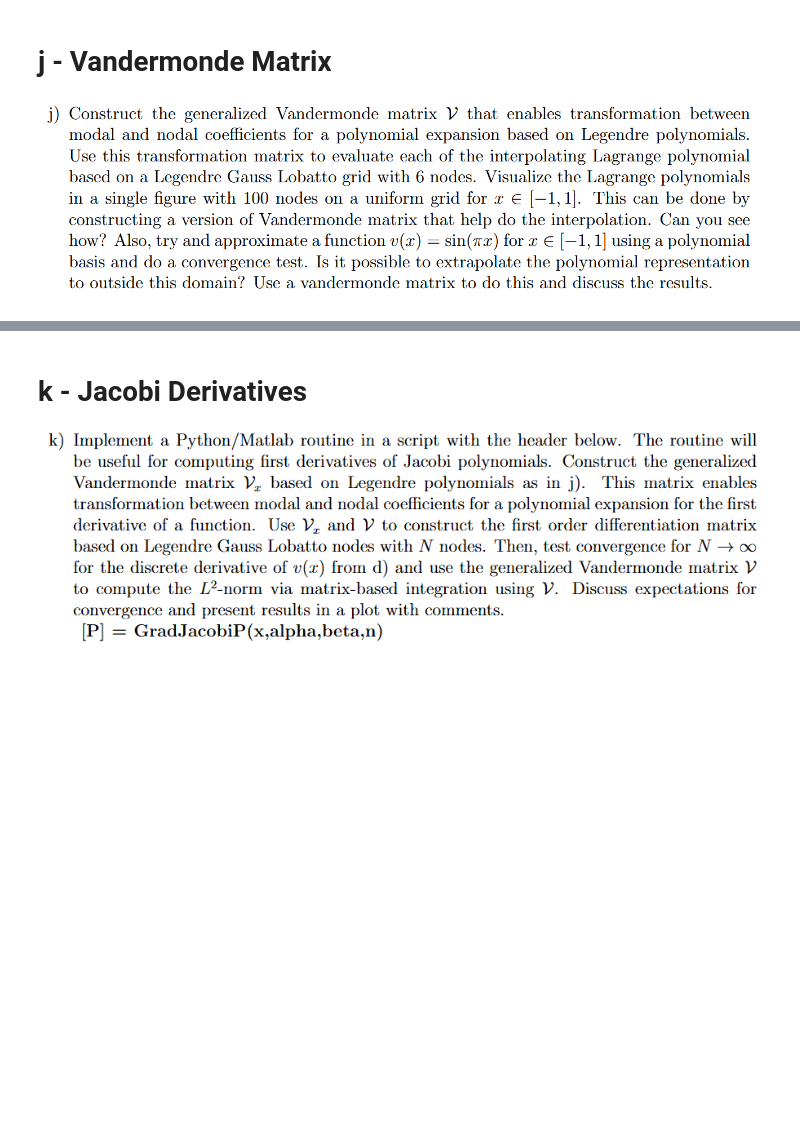
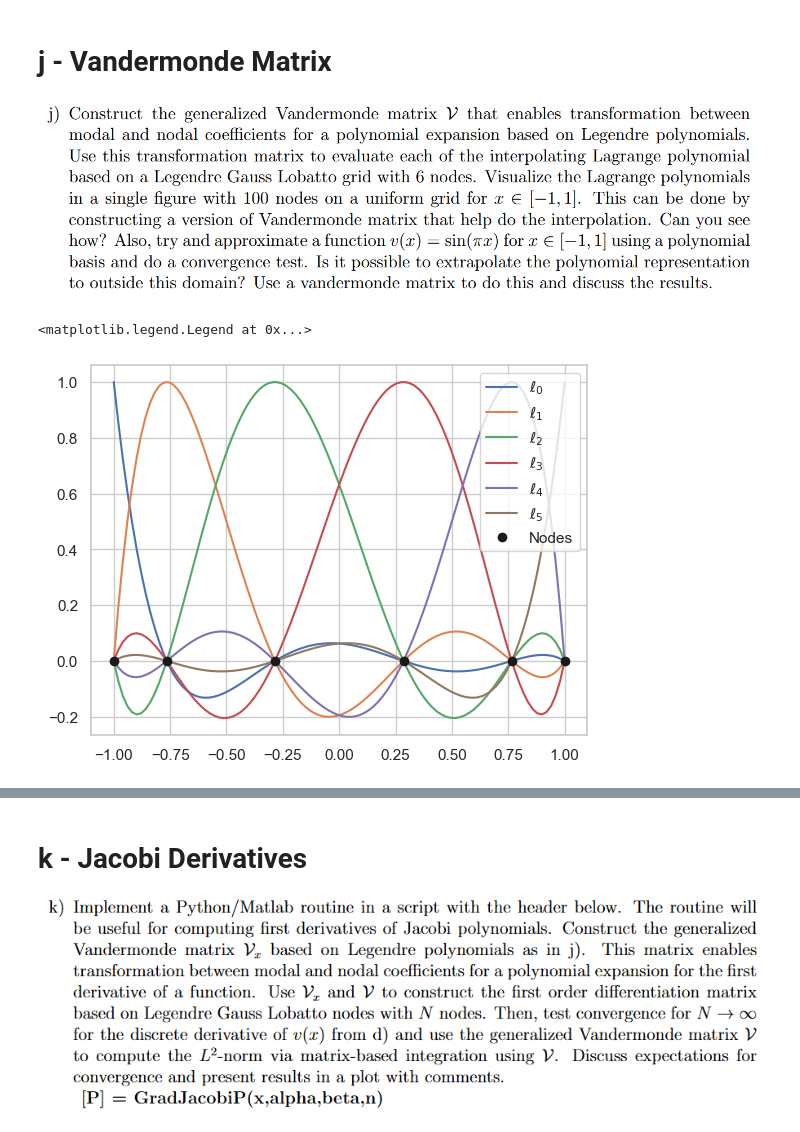
Before and after one commit to JeppeKlitgaard/02689-Advanced-Numerical-Methods, a Jupyter notebook: assignment_1/jk_2_polynomial.ipynb, the cells around one changed output, grey strips where cells are left out. Drawn from its saved outputs; the diff is of its cells as text; code cells hidden in the pictures; blank space fills up the shorter version.

```diff
--- a/assignment_1/jk_2_polynomial.ipynb
+++ b/assignment_1/jk_2_polynomial.ipynb
@@ -305,3 +377,33 @@ Text(0.5, 1.0, 'Reconstruction error')
 # %% [markdown]
 # j - Vandermonde Matrix
 ![image.png](attachment:image.png)
+# %%
+# V_ij is the vandermonde matrix
+# def construct_vandermonde
+alpha = 0.0  # Legendre
+beta = 0.0  # Legendre
+N_interpolation = 6
+P = N_interpolation - 1  # N-1 order polynomial to pierce N nodes
+x_interpolation = JacobiGL(alpha, beta, P)
+
+N_eval = 100
+x_eval = np.linspace(-1, 1, N_eval)
+
+# Modal basis functions, Legendre polynomials, evaluated at Lagrange interpolation nodes
+V = jacobi_p(x_interpolation, alpha, beta, P)
+
+# Vandermonde used for evaluation grid. Converts from modal basis to nodal basis
+V_eval = jacobi_p(x_eval, alpha, beta, P)
+
+# Evaluate interpolated function at evaluation nodes
+f_eval_interpolated = V_eval @ np.linalg.inv(V)
+
+# We plot interpolated
+plt.figure()
+for i in range(N_interpolation):
+    plt.plot(x_eval, f_eval_interpolated[:, i], label=f"$ℓ_{i}$")
+plt.plot(x_interpolation, [0.0] * N_interpolation, "ko", label="Nodes")
+plt.legend()
+# %% [output]
+<matplotlib.legend.Legend at 0x...>
+[figure, added]
```
Also changed, not shown: parts of 14 cells of this notebook, 1 other file.
